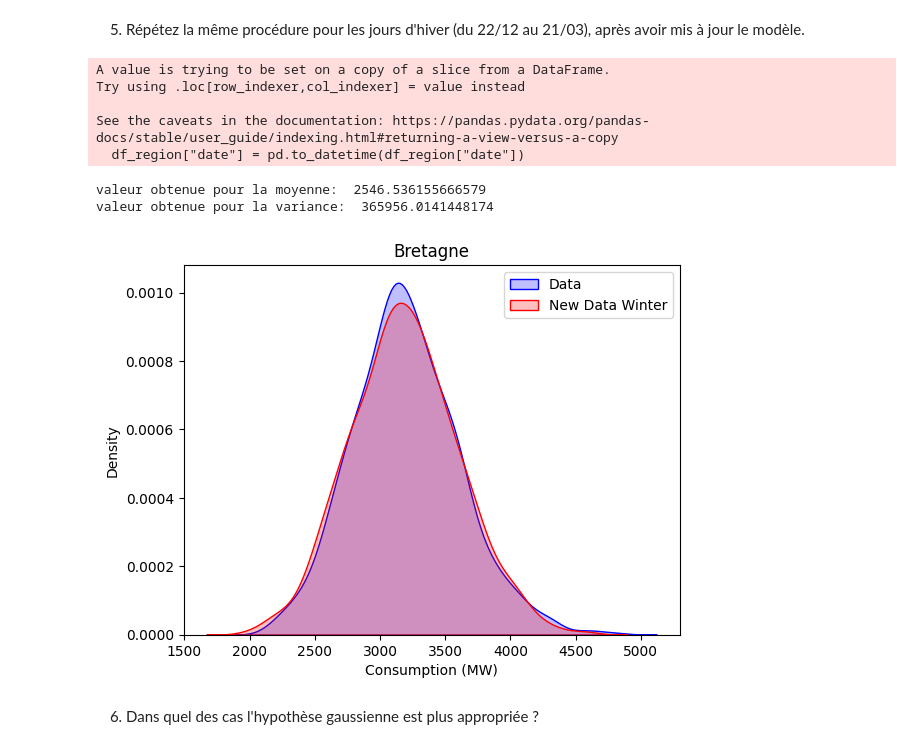
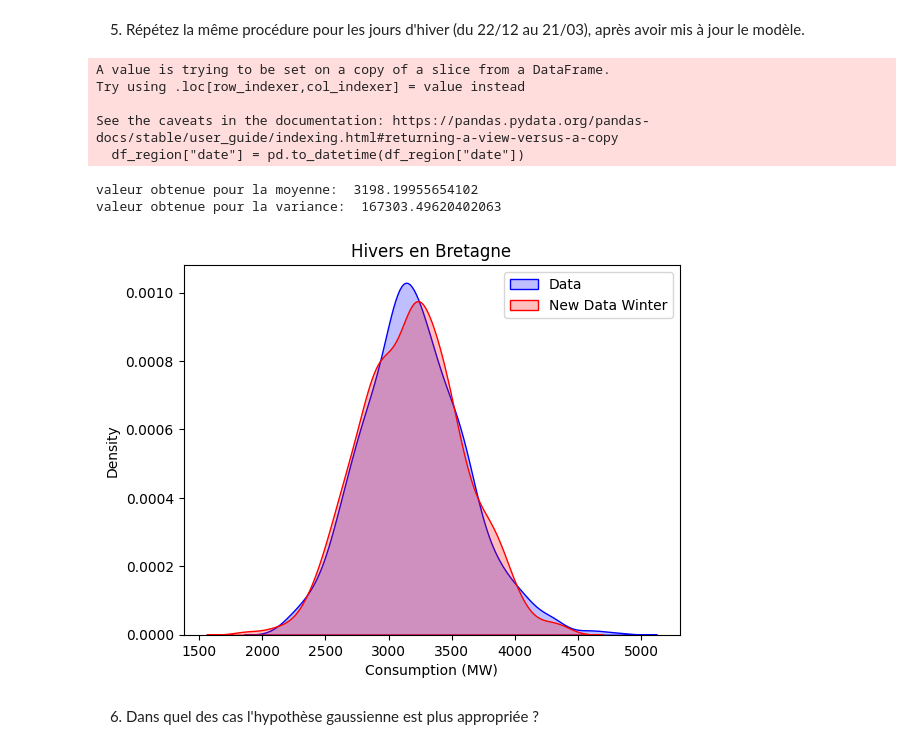
Before and after one commit to MrMay0/Statistics-Project, a Jupyter notebook: mini-project_FR.ipynb, the cells around one changed output. Cells and saved outputs as stored; diff of their text form; code cells hidden in the pictures.

```diff
--- a/mini-project_FR.ipynb
+++ b/mini-project_FR.ipynb
@@ -200,39 +200,39 @@ df_region_winter = []
 # On convertit les dates en datetime
 df_region["date"] = pd.to_datetime(df_region["date"])
 
 for year in range(df_region['date'].dt.year.min(), df_region['date'].dt.year.max() + 1):
     start_date = pd.to_datetime(f'{year}-12-22')
     end_date = pd.to_datetime(f'{year + 1}-03-21')
 
     df_region_filtered = df_region.loc[(df_region['date'] >= start_date) & (df_region['date'] <= end_date)]
 
     df_region_winter.append(df_region_filtered)
 df_region_winter = pd.concat(df_region_winter, ignore_index=True)
 
 # Calcul de la moyenne et de la variance
 mean_Br_Wint = df_region_winter["consumption"].mean()
-print("valeur obtenue pour la moyenne: ",mean_Br)
+print("valeur obtenue pour la moyenne: ",mean_Br_Wint)
 
 var_Br_Wint = df_region_winter["consumption"].var()
-print("valeur obtenue pour la variance: ", var_Br)
+print("valeur obtenue pour la variance: ", var_Br_Wint)
 
 new_data_winter = np.random.normal(mean_Br_Wint, np.sqrt(var_Br_Wint), df_region_winter["consumption"].count())
 
 sns.kdeplot(data=df_region_winter, x="consumption", label="Data", color='blue', fill=True)
 sns.kdeplot(data=new_data_winter, label="New Data Winter", color='red', fill=True)
-plt.title(region)
+plt.title("Hivers en Bretagne")
 plt.xlabel("Consumption (MW)")
 plt.legend()
 plt.show()
 # %% [output]
 A value is trying to be set on a copy of a slice from a DataFrame.
 Try using .loc[row_indexer,col_indexer] = value instead
 
 See the caveats in the documentation: https://pandas.pydata.org/pandas-docs/stable/user_guide/indexing.html#returning-a-view-versus-a-copy
   df_region["date"] = pd.to_datetime(df_region["date"])
-valeur obtenue pour la moyenne:  2546.536155666579
-valeur obtenue pour la variance:  365956.0141448174
+valeur obtenue pour la moyenne:  3198.19955654102
+valeur obtenue pour la variance:  167303.49620402063
-[figure, old version]
+[figure, new version]
 # %% [markdown]
 6. Dans quel des cas l'hypothèse gaussienne est plus appropriée ?
 # %% [markdown]
```
Also changed, not shown: parts of 20 cells of this notebook.
